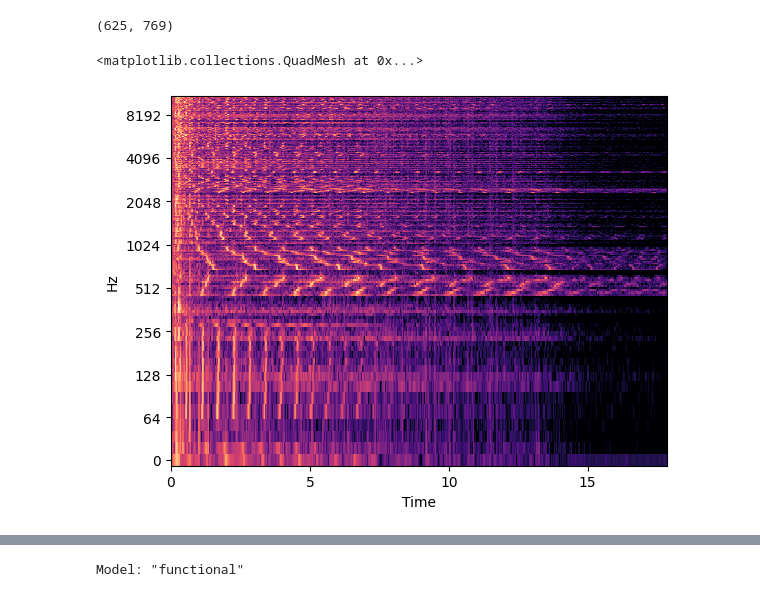
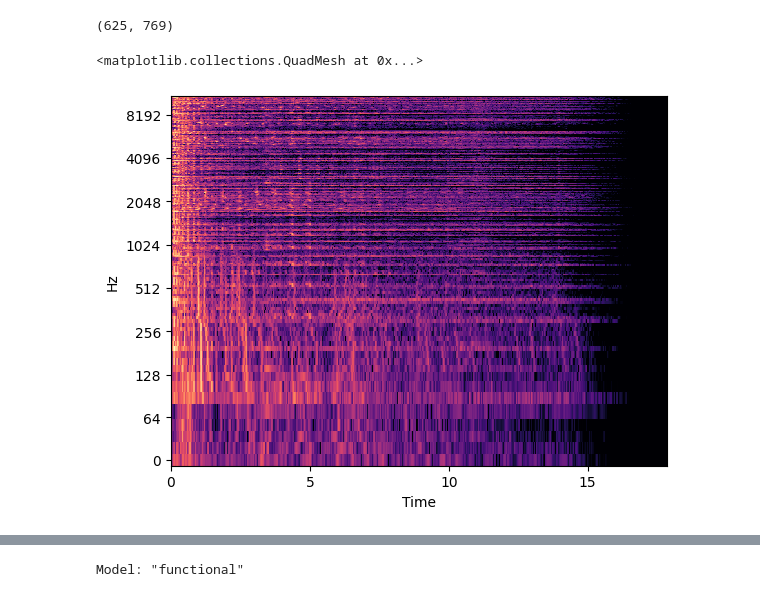
Before and after one commit to iancarbajal/Clasificacion-Musica, a Jupyter notebook: recrear.ipynb, the cells around one changed output, grey strips where cells are left out. Saved outputs shown, nothing was run; the diff lists cells and outputs as text; code cells hidden in the pictures.

```diff
--- a/recrear.ipynb
+++ b/recrear.ipynb
@@ -272,10 +272,10 @@ stft.shape
 (625, 769)
 # %%
 fig, ax = plt.subplots()
-librosa.display.specshow(librosa.amplitude_to_db(stft,ref=np.max),y_axis="log",x_axis="time",ax=ax)
+librosa.display.specshow(librosa.amplitude_to_db(inputs_STFT[0],ref=np.max),y_axis="log",x_axis="time",ax=ax)
 # %% [output]
 <matplotlib.collections.QuadMesh at 0x...>
-[figure, old version]
+[figure, new version]
 # %%
 # Use either targets_STFT or targets_MFCC as the labels (they should be the same)
 y = targets_STFT  # Assuming both target arrays are identical
```
Also changed, not shown: parts of 6 cells of this notebook, 1 other file.
